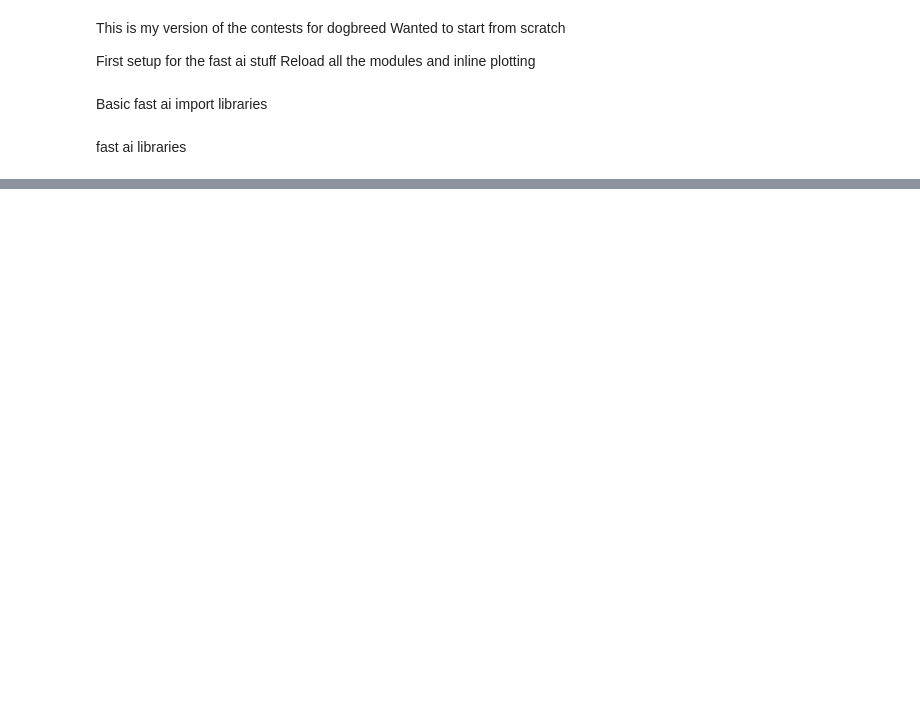
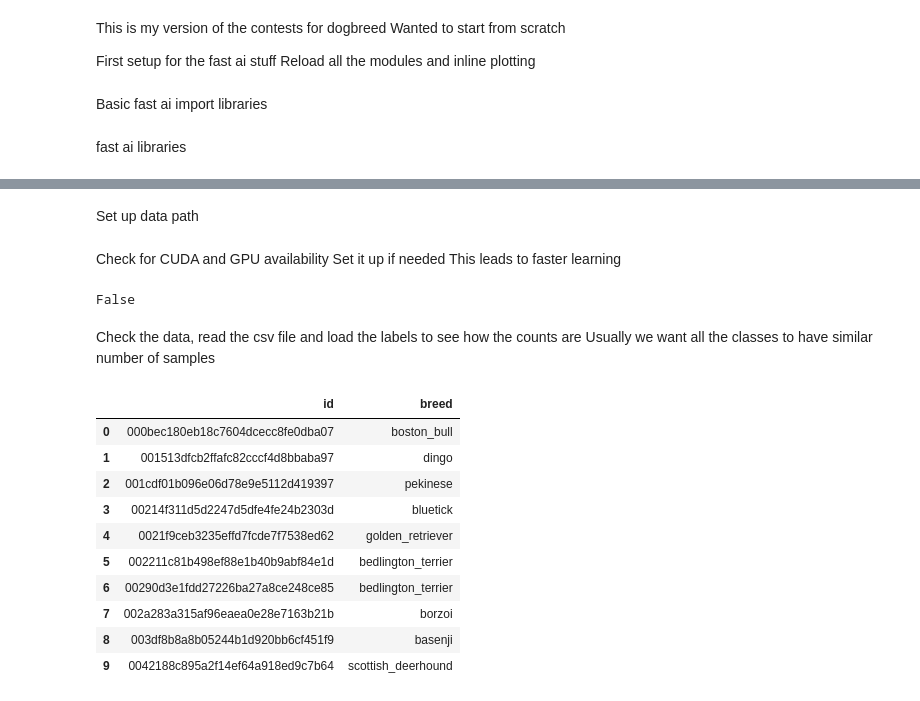
Before and after one commit to bhaskarb/myfastai, a Jupyter notebook: dogsbreed-kaggle.ipynb, the cells around one changed output, grey strips where cells are left out. Saved outputs shown, nothing was run; the diff lists cells and outputs as text; code cells hidden in the pictures; blank space fills up the shorter version.

```diff
--- a/dogsbreed-kaggle.ipynb
+++ b/dogsbreed-kaggle.ipynb
@@ -28,2 +26,4 @@ Set up basic structure like PATHs and sizes
+# %% [markdown]
+Set up data path
 # %%
 PATH='data/dogbreed'
@@ -29,0 +32,26 @@ PATH='data/dogbreed'
+# %% [markdown]
+Check for CUDA and GPU availability
+Set it up if needed
+This leads to faster learning
+# %%
+torch.cuda.is_available()
+torch.backends.cudnn.enabled
+# %% [output]
+False
+# %% [markdown]
+Check the data, read the csv file and load the labels to see how the counts are
+Usually we want all the classes to have similar number of samples
+# %%
+df = pd.read_csv(f'{PATH}/{LABELS}'); df[:10]
+# %% [output]
+|  | id | breed |
+| 0 | 000bec180eb18c7604dcecc8fe0dba07 | boston_bull |
+| 1 | 001513dfcb2ffafc82cccf4d8bbaba97 | dingo |
+| 2 | 001cdf01b096e06d78e9e5112d419397 | pekinese |
+| 3 | 00214f311d5d2247d5dfe4fe24b2303d | bluetick |
+| 4 | 0021f9ceb3235effd7fcde7f7538ed62 | golden_retriever |
+| 5 | 002211c81b498ef88e1b40b9abf84e1d | bedlington_terrier |
+| 6 | 00290d3e1fdd27226ba27a8ce248ce85 | bedlington_terrier |
+| 7 | 002a283a315af96eaea0e28e7163b21b | borzoi |
+| 8 | 003df8b8a8b05244b1d920bb6cf451f9 | basenji |
+| 9 | 0042188c895a2f14ef64a918ed9c7b64 | scottish_deerhound |
```
Also changed, not shown: parts of 10 cells of this notebook.
